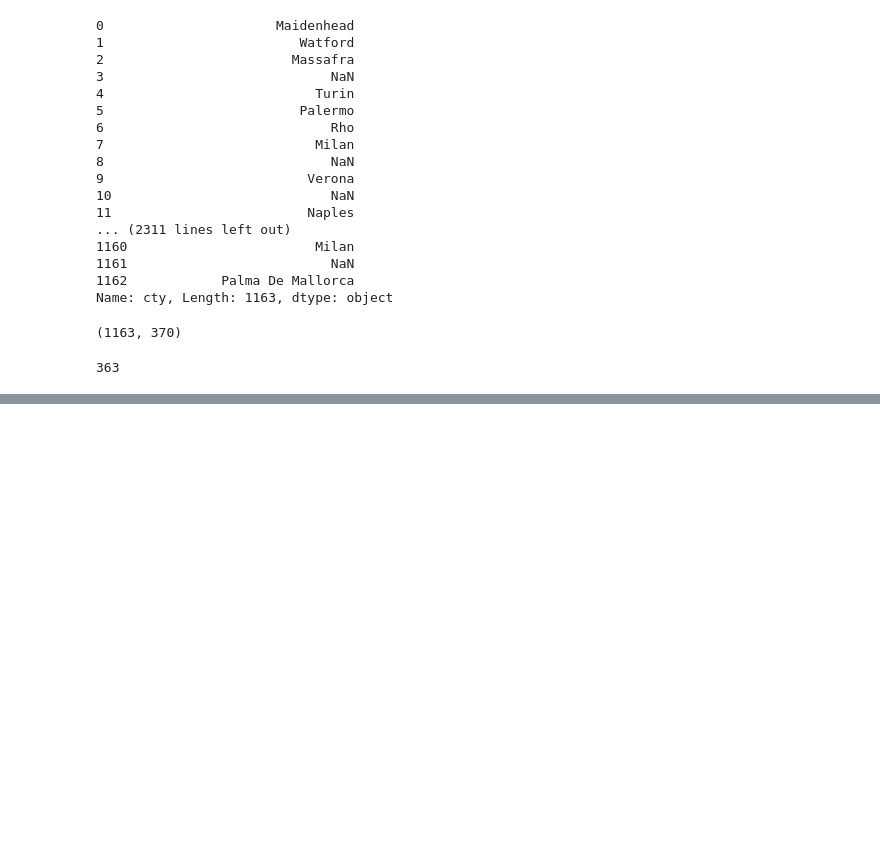
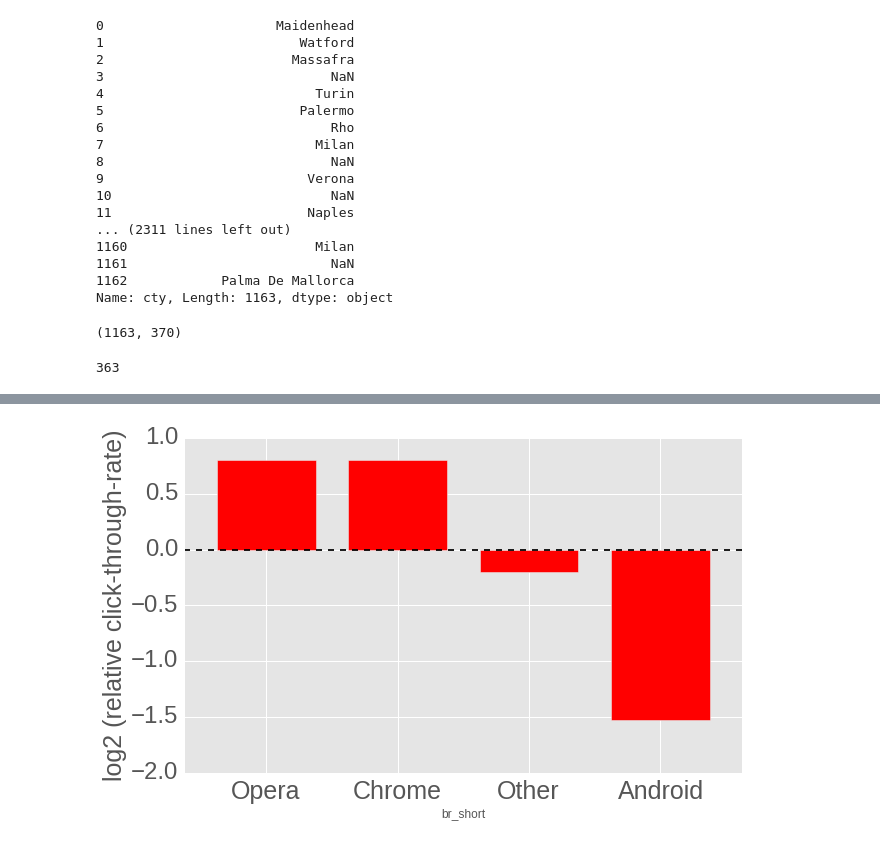
Before and after one commit to hellowendy/Insight_Data_Science, a Jupyter notebook: notebook/Zenit_specifc_APP_analysis.ipynb, the cells around one changed output, grey strips where cells are left out. Saved outputs shown, nothing was run; the diff lists cells and outputs as text; code cells hidden in the pictures; blank space fills up the shorter version.

```diff
--- a/notebook/Zenit_specifc_APP_analysis.ipynb
+++ b/notebook/Zenit_specifc_APP_analysis.ipynb
@@ -100,7 +100,7 @@ data2
 # %% [markdown]
 #Specify two apps
 # %%
-features = ['click','ai','br_short','co','cty','rgn','plfm','pv','dt','sdpt','isp','ernc','dp','ad_type','day','time']
+features = ['click','ai','cr','br_short','co','cty','rgn','plfm','pv','dt','sdpt','isp','ernc','dp','ad_type','day','time']
 # %%
 data2_Diretta_Calcio = data2.loc[data2['ai'].apply(lambda x:(x == 67 or x == 68)),features]
 # %%
@@ -185,0 +282,4 @@ test_Diretta_Calcio = data2_Diretta_Calcio_expand.loc[test_Diretta_Calcio_Ind,:]
+# %%
+br_ctr_Diretta_Calcio = data2_Diretta_Calcio.groupby('br_short').apply(lambda x:float(x.click.sum())/x.shape[0]/rate_Diretta_Calcio).apply(lambda x: np.log2(x+0.001))
+br_ctr_Diretta_Calcio.sort(ascending = False)
+br_ctr_Diretta_Calcio
@@ -185,0 +297,10 @@ test_Diretta_Calcio = data2_Diretta_Calcio_expand.loc[test_Diretta_Calcio_Ind,:]
+# %%
+plt.figure(figsize=(10,6))
+p = br_ctr_Diretta_Calcio.plot(kind='bar',color='r')
+p.set_ylabel('log2 (relative click-through-rate)', fontsize=25)
+plt.setp(p.get_xticklabels(), rotation='horizontal', fontsize=25)
+plt.setp(p.get_yticklabels(), fontsize=24)
+fig = p.get_figure()
+fig.savefig('../fig/20150614_CTR_by_br_sort_Diretta_Calcio.png',format='png')
+# %% [output]
+[figure, added]
```
Also changed, not shown: parts of 156 cells of this notebook, 1 other file.
